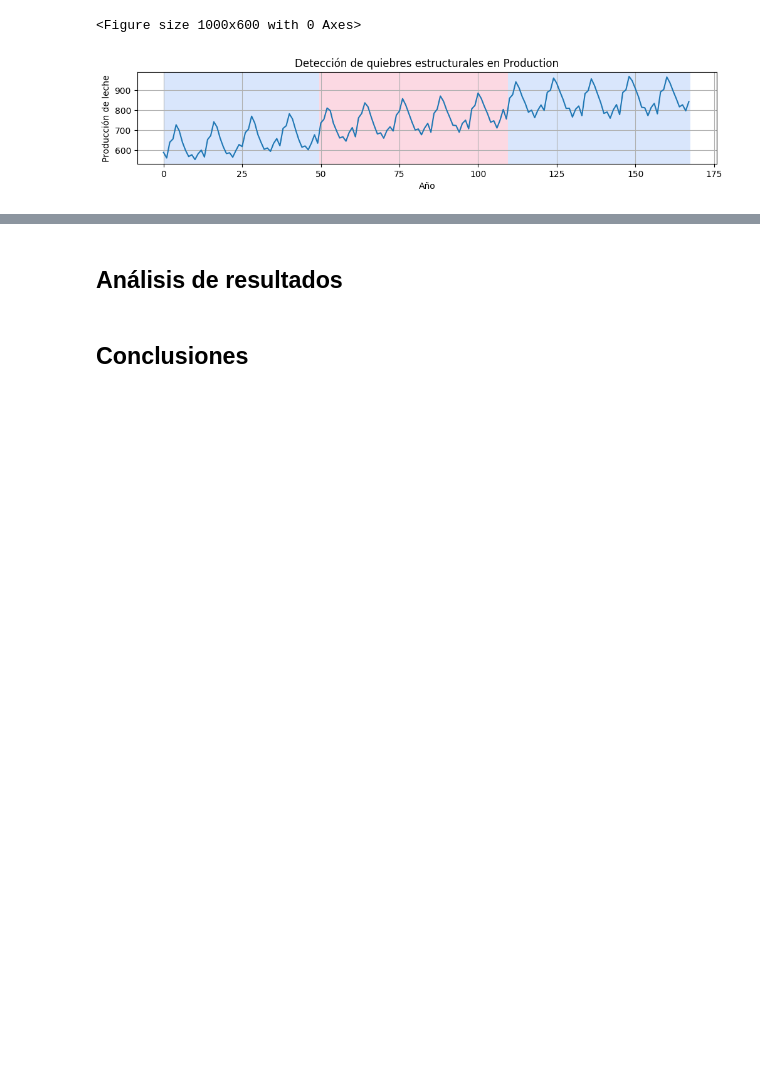
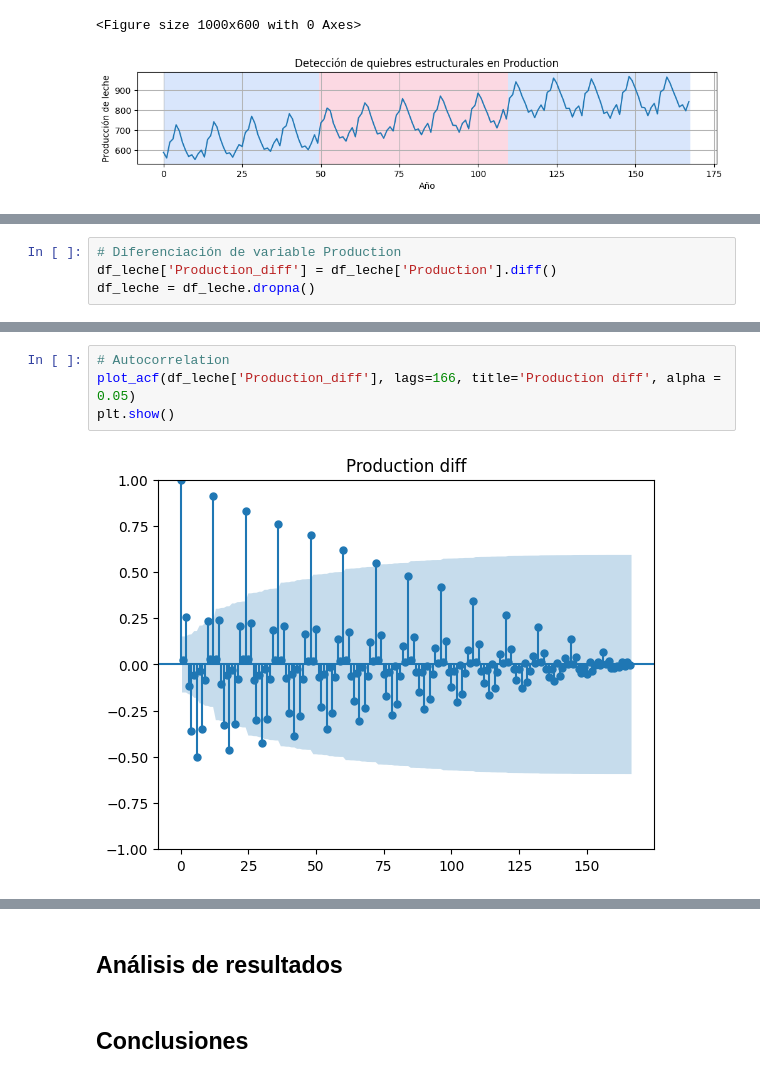
Before and after one commit to principioincertidumbre/Tarea3_MLA, a Jupyter notebook: Tarea_3_MLA.ipynb, the cells around one changed output, grey strips where cells are left out. Drawn from its saved outputs; the diff is of its cells as text; blank space fills up the shorter version.

```diff
--- a/Tarea_3_MLA.ipynb
+++ b/Tarea_3_MLA.ipynb
@@ -399,0 +415,4 @@ Puntos de quiebre detectados: [50, 110, 168]
+# %%
+# Diferenciación de variable Production
+df_leche['Production_diff'] = df_leche['Production'].diff()
+df_leche = df_leche.dropna()
@@ -399,0 +452,6 @@ Puntos de quiebre detectados: [50, 110, 168]
+# %%
+# Autocorrelation
+plot_acf(df_leche['Production_diff'], lags=166, title='Production diff', alpha = 0.05)
+plt.show()
+# %% [output]
+[figure, added]
```
Also changed, not shown: parts of 7 cells of this notebook.
